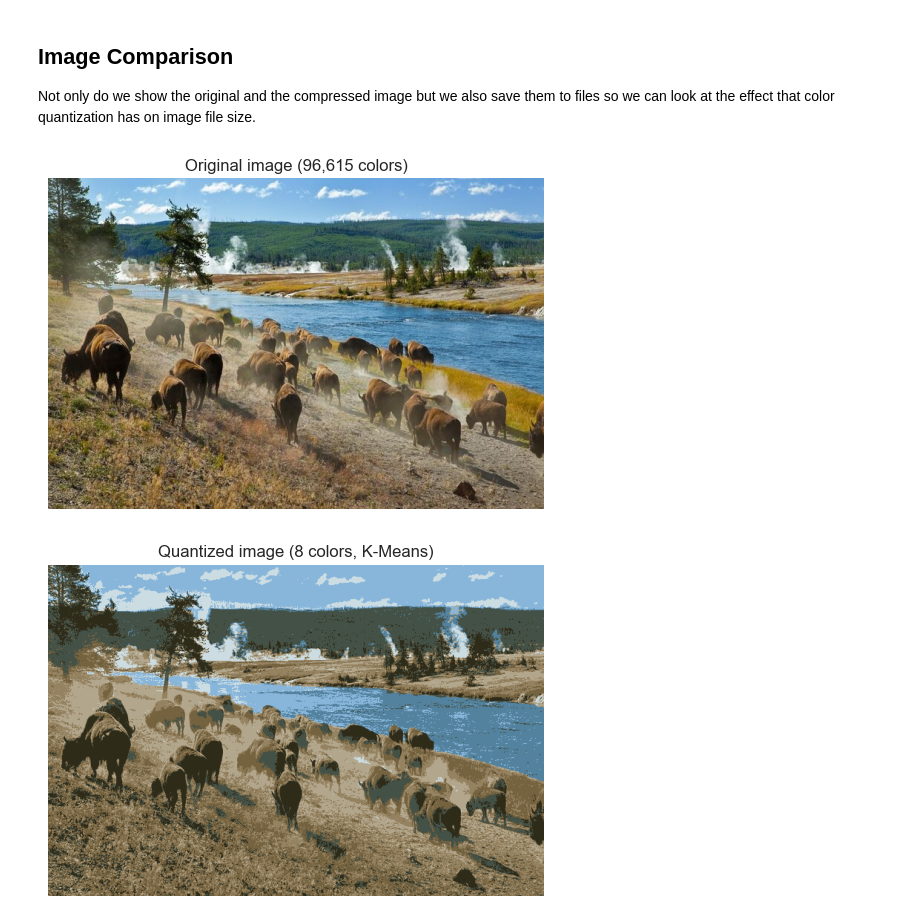
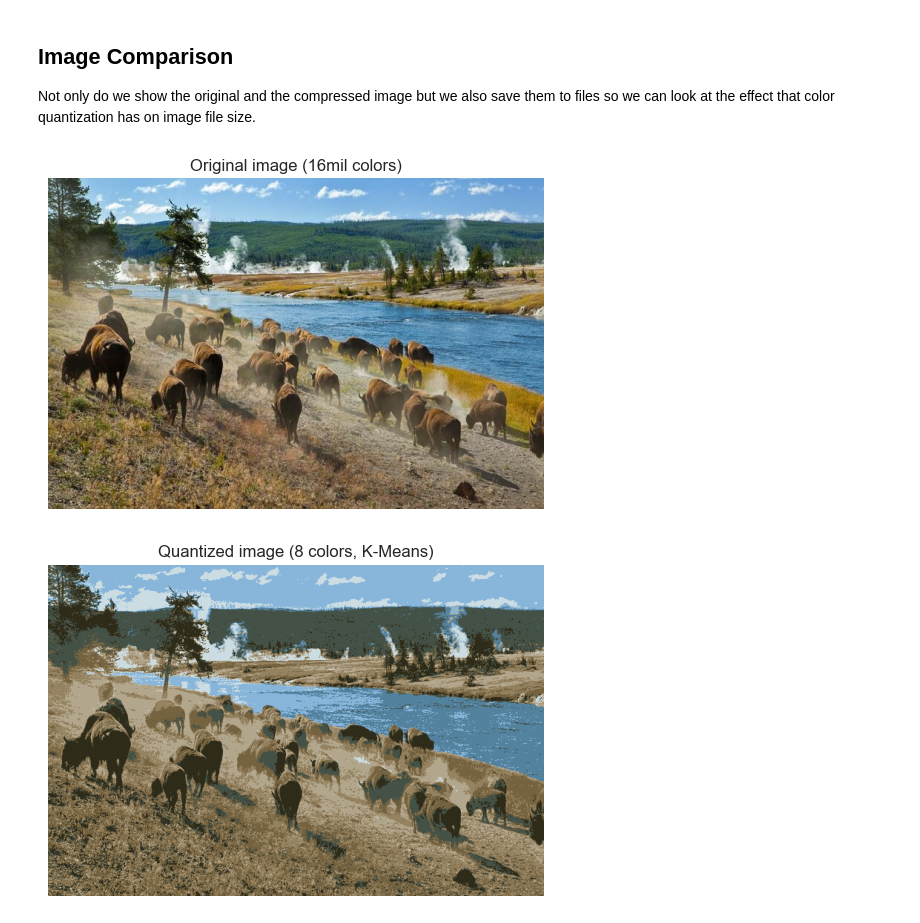
Before and after one commit to lutzhamel/CSC310, a Jupyter notebook: notes/22a-image-compression.ipynb, the cells around one changed output. Drawn from its saved outputs; the diff is of its cells as text; code cells hidden in the pictures.

```diff
--- a/notes/22a-image-compression.ipynb
+++ b/notes/22a-image-compression.ipynb
@@ -233,13 +233,13 @@ Not only do we show the original and the compressed image but we also save them
 # %%
 # original image
 plt.clf()
 plt.axis('off')
-plt.title('Original image (96,615 colors)')
+plt.title('Original image (16mil colors)')
 plt.imshow(img)
 plt.savefig("original.png")
 plt.show()
 # %% [output]
-[figure, old version]
+[figure, new version]
 # %%
 # quantized image
 plt.clf()
```
Also changed, not shown: parts of 2 cells of this notebook, 1 other file.
